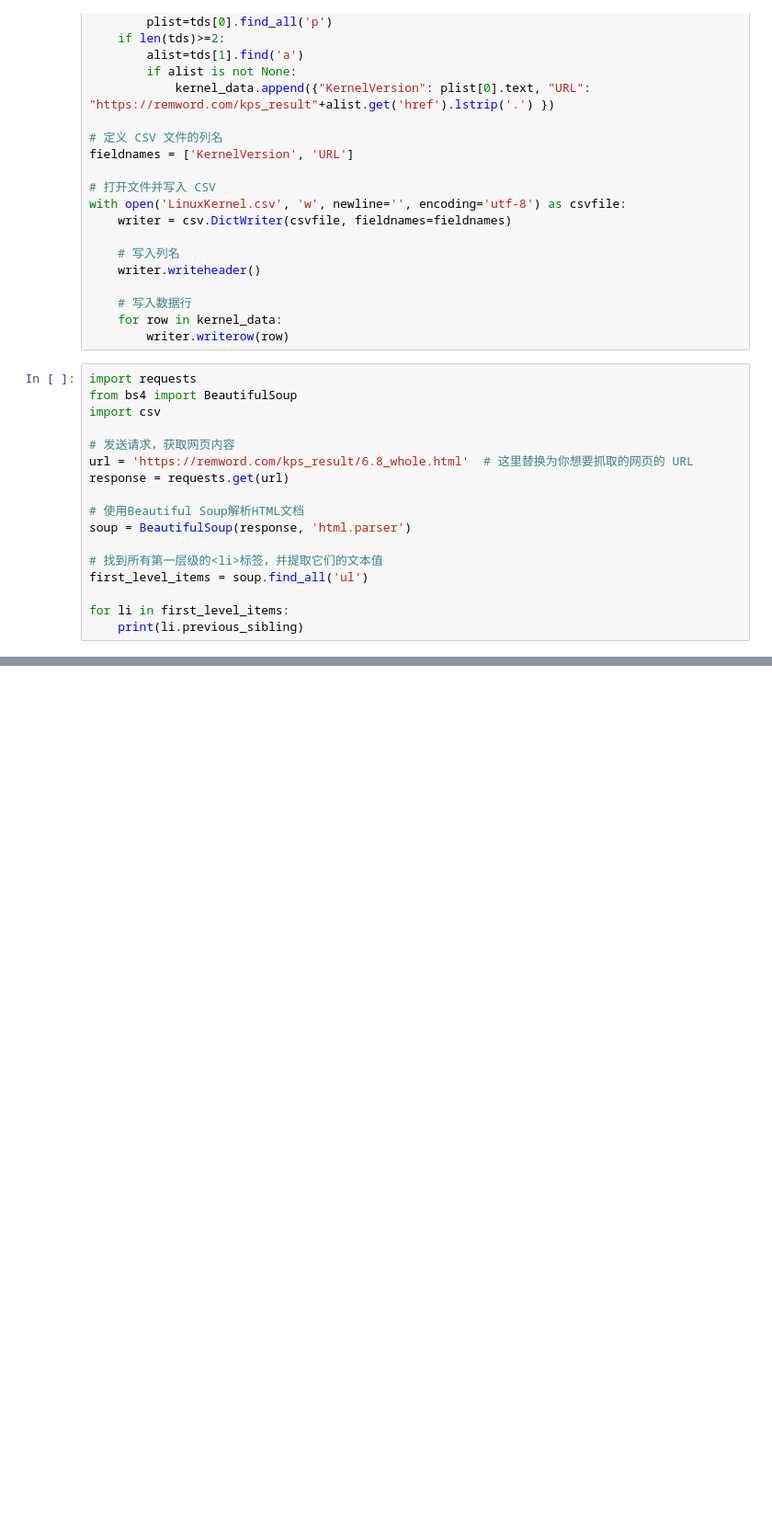
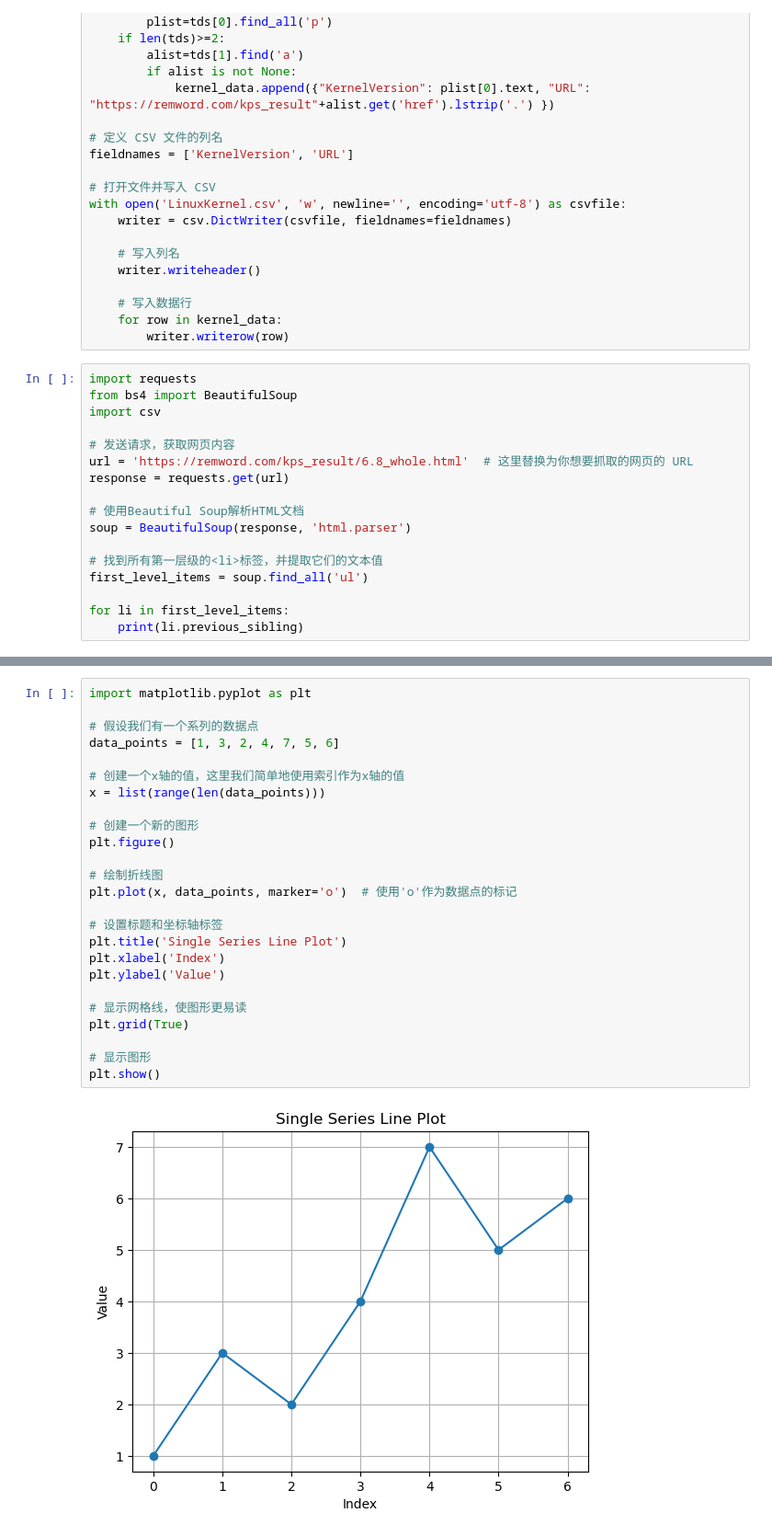
Before and after one commit to izhouliren/helloworld, a Jupyter notebook: helloworld.ipynb, the cells around one changed output, grey strips where cells are left out. Shown: that part at 92% size. Drawn from its saved outputs; the diff is of its cells as text; blank space fills up the shorter version.

```diff
--- a/helloworld.ipynb
+++ b/helloworld.ipynb
@@ -324,0 +363,27 @@ Value
+# %%
+import matplotlib.pyplot as plt
+
+# 假设我们有一个系列的数据点
+data_points = [1, 3, 2, 4, 7, 5, 6]
+
+# 创建一个x轴的值，这里我们简单地使用索引作为x轴的值
+x = list(range(len(data_points)))
+
+# 创建一个新的图形
+plt.figure()
+
+# 绘制折线图
+plt.plot(x, data_points, marker='o')  # 使用'o'作为数据点的标记
+
+# 设置标题和坐标轴标签
+plt.title('Single Series Line Plot')
+plt.xlabel('Index')
+plt.ylabel('Value')
+
+# 显示网格线，使图形更易读
+plt.grid(True)
+
+# 显示图形
+plt.show()
+# %% [output]
+[figure, added]
```
Also changed, not shown: parts of 7 cells of this notebook, 1 other file.
